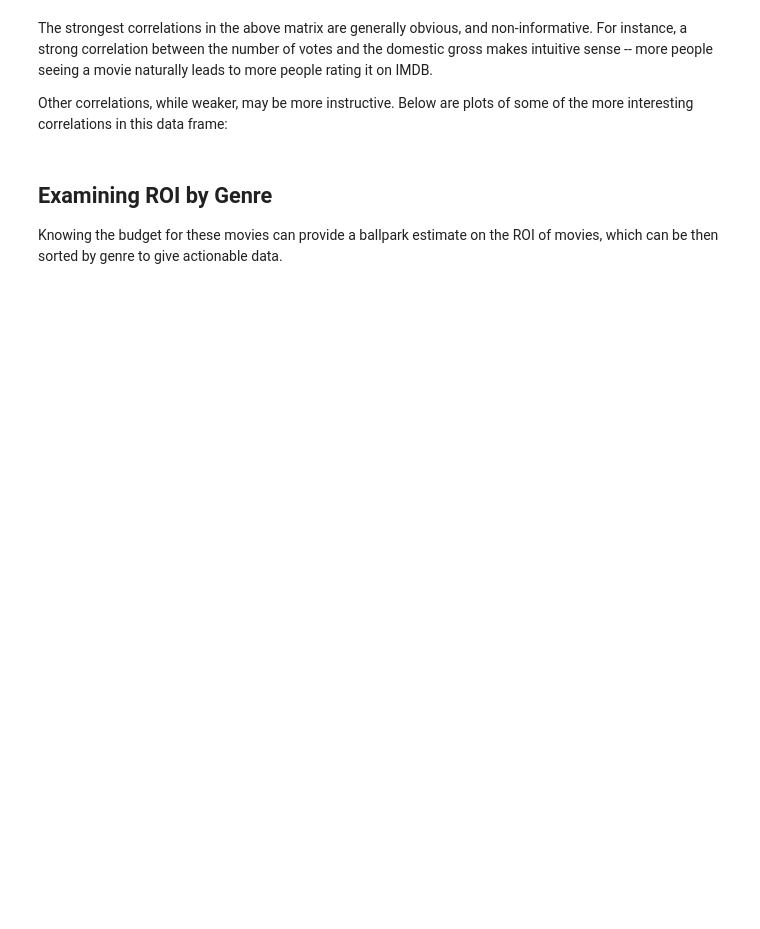
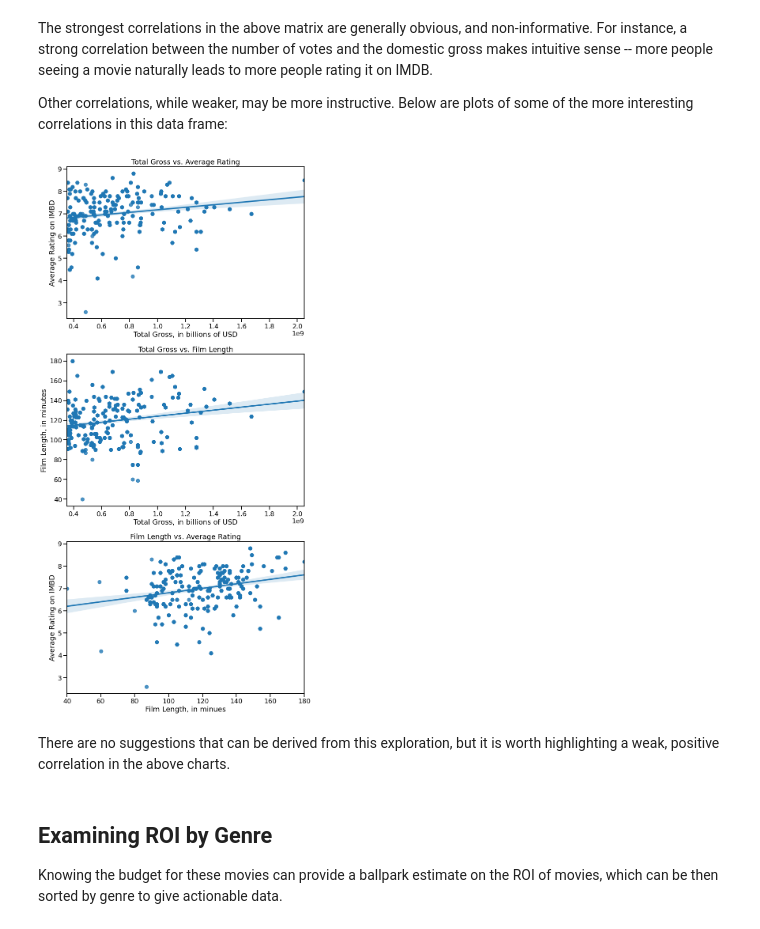
Before and after one commit to dan-rl1976/dsc-phase-1-project, a Jupyter notebook: parsed_notebook.ipynb, the cells around one changed output. Drawn from its saved outputs; the diff is of its cells as text; code cells hidden in the pictures; blank space fills up the shorter version.

```diff
--- a/parsed_notebook.ipynb
+++ b/parsed_notebook.ipynb
@@ -359,25 +670,29 @@ The strongest correlations in the above matrix are generally obvious, and non-in
 
 Other correlations, while weaker, may be more instructive. Below are plots of some of the more interesting correlations in this data frame:
 # %%
-fig, [ax1, ax2, ax3] = plt.subplots(3, 1, figsize=(10, 20))
+fig, (ax1, ax2, ax3) = plt.subplots(3, 1, figsize=(10, 20))
 sns.regplot(data=(df_cleaned.sort_values('total_gross', ascending=False).head(500)),
                                  x='total_gross', y='averagerating', ax=ax1)
 ax1.set_title('Total Gross vs. Average Rating')
 ax1.set_xlabel('Total Gross, in billions of USD')
 ax1.set_ylabel('Average Rating on IMBD')
 
 sns.regplot(data=(df_cleaned.sort_values('total_gross', ascending=False).head(500)),
                                  x='total_gross', y='runtime_minutes', ax=ax2)
 ax2.set_title('Total Gross vs. Film Length')
 ax2.set_xlabel('Total Gross, in billions of USD')
 ax2.set_ylabel('Film Length, in minutes')
 
 sns.regplot(data=(df_cleaned.sort_values('total_gross', ascending=False).head(500)),
                                  x='runtime_minutes', y='averagerating', ax=ax3)
 ax3.set_title('Film Length vs. Average Rating')
 ax3.set_xlabel('Film Length, in minues')
 ax3.set_ylabel('Average Rating on IMBD');
 plt.tight_layout()
+# %% [output]
+[figure, added]
+# %% [markdown]
+There are no suggestions that can be derived from this exploration, but it is worth highlighting a weak, positive correlation in the above charts.
 # %% [markdown]
 ## Examining ROI by Genre
 
```
Also changed, not shown: parts of 48 cells of this notebook, 1 other file.
